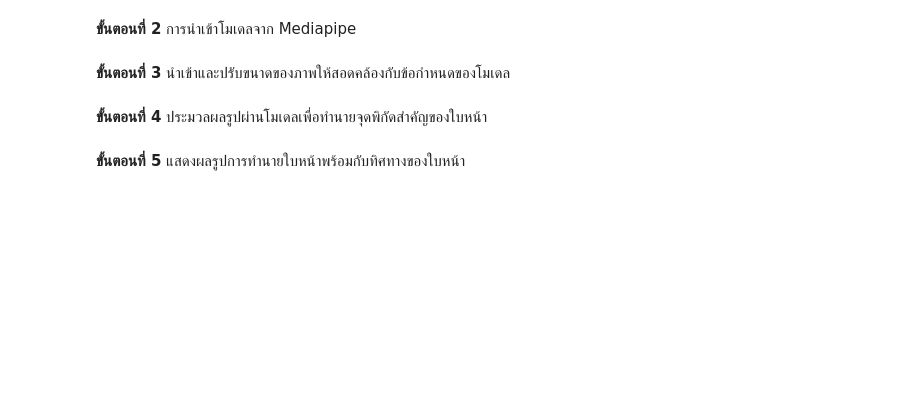
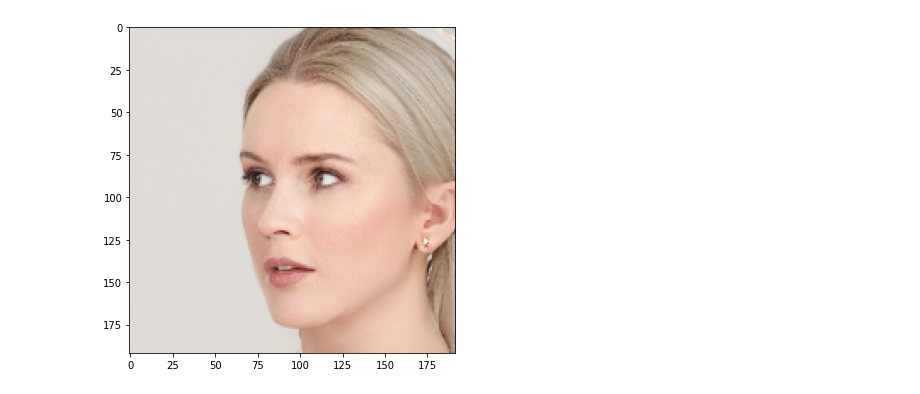
Before and after one commit to hengkp/mediapipe_examples, a Jupyter notebook: facepose.ipynb, the cells around one changed output. Cells and saved outputs as stored; diff of their text form; code cells hidden in the pictures; blank space fills up the shorter version.

```diff
--- a/facepose.ipynb
+++ b/facepose.ipynb
@@ -36,3 +19 @@ check_and_install_library("alphashape")
-# %% [markdown]
-**ขั้นตอนที่ 2** การนำเข้าโมเดลจาก Mediapipe
 # %%
@@ -59,4 +39,2 @@ model.allocate_tensors()
 input_details = model.get_input_details()
 output_details = model.get_output_details()
-# %% [markdown]
-**ขั้นตอนที่ 3** นำเข้าและปรับขนาดของภาพให้สอดคล้องกับข้อกำหนดของโมเดล
@@ -76,3 +41,27 @@ img = img.astype(np.float32)
-# %% [markdown]
-**ขั้นตอนที่ 4** ประมวลผลรูปผ่านโมเดลเพื่อทำนายจุดพิกัดสำคัญของใบหน้า
+# %%
+#@title **ขั้นตอนที่ 2-4** นำเข้าและปรับขนาดของภาพให้สอดคล้องกับข้อกำหนดของโมเดล
+from matplotlib import pyplot as plt
+import numpy as np
+import cv2
+from skimage import io
+
+# ใส่ที่อยู่ของภาพที่ต้องการนำเข้า
+image_path = "https://raw.githubusercontent.com/hengkp/mediapipe_examples/main/datasets/faces/face007.jpg"
+
+# ขั้นตอนที่ 2 นำเข้าภาพ
+img = io.imread(image_path)
+
+# ขั้นตอนที่ 3 ปรับขนาดภาพให้สอดคล้องกับความต้องการของโมเดล
+img = cv2.resize(img, (input_details[0]['shape'][1], input_details[0]['shape'][2])) # resize to match inputs of model
+
+# ขั้นตอนที่ 4 ปรับสัดส่วนค่าสี (intensity) ให้อยู่ในช่วง 0 - 1
+img = img / 255.0 # normalize image data
+img = img.astype(np.float32)
+
+# แสดงตัวอย่างภาพ
+fig = plt.figure(figsize=(6, 6)) # define size of figure
+plt.imshow(img) # display image in the figure
+plt.show()
+# %% [output]
+[figure, added]
 # %%
@@ -87,2 +77,0 @@ keypoints = keypoints.reshape(-1, 3)[:, :-1] # reshape to (21, 2) only retrieve
-# %% [markdown]
-**ขั้นตอนที่ 5** แสดงผลรูปการทำนายใบหน้าพร้อมกับทิศทางของใบหน้า
```
Also changed, not shown: parts of 10 cells of this notebook, 4 other files.
